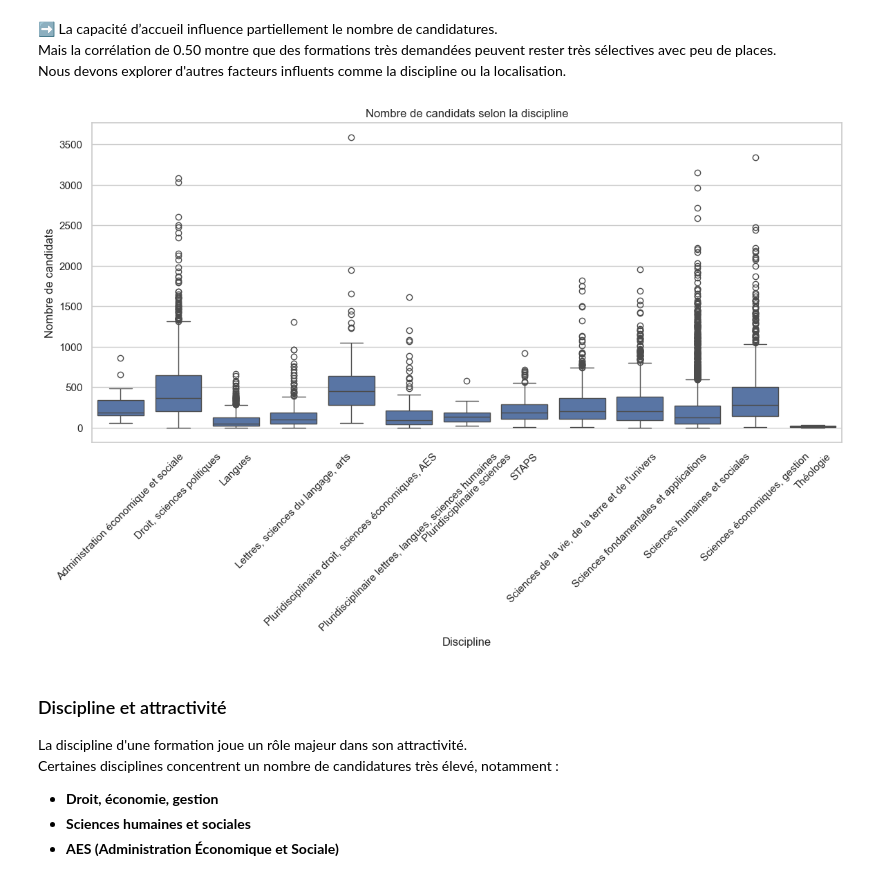
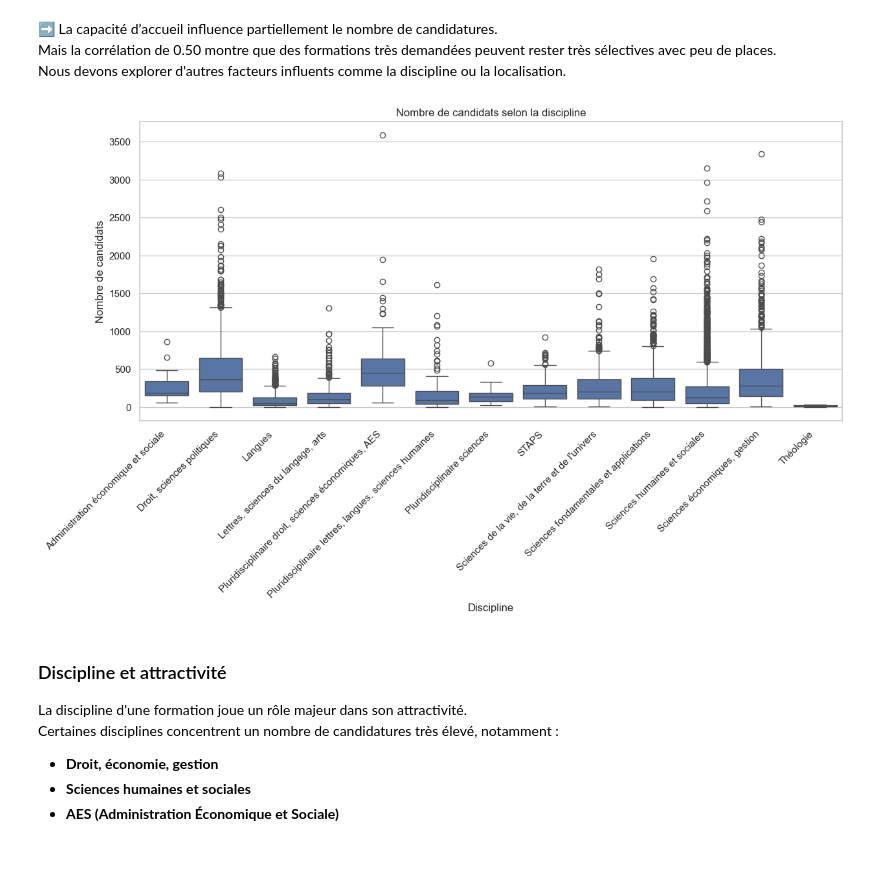
Before and after one commit to layalelzein/MonMaster2024, a Jupyter notebook: monmaster_eda.ipynb, the cells around one changed output. Saved outputs shown, nothing was run; the diff lists cells and outputs as text; code cells hidden in the pictures.

```diff
--- a/monmaster_eda.ipynb
+++ b/monmaster_eda.ipynb
@@ -187,14 +185,14 @@ Nous devons explorer d'autres facteurs influents comme la discipline ou la local
 # %%
 # Boxplot du nombre de candidats selon la discipline
 plt.figure(figsize=(14, 6))
 sns.boxplot(data=df_clean, x="discipline", y="N_can_pp")
 plt.title("Nombre de candidats selon la discipline")
 plt.ylabel("Nombre de candidats")
 plt.xlabel("Discipline")
-plt.xticks(rotation=45)
+plt.xticks(rotation=45, ha='right')
 plt.show()
 # %% [output]
-[figure, old version]
+[figure, new version]
 # %% [markdown]
 ### Discipline et attractivité
 
```
Also changed, not shown: parts of 22 cells of this notebook.
